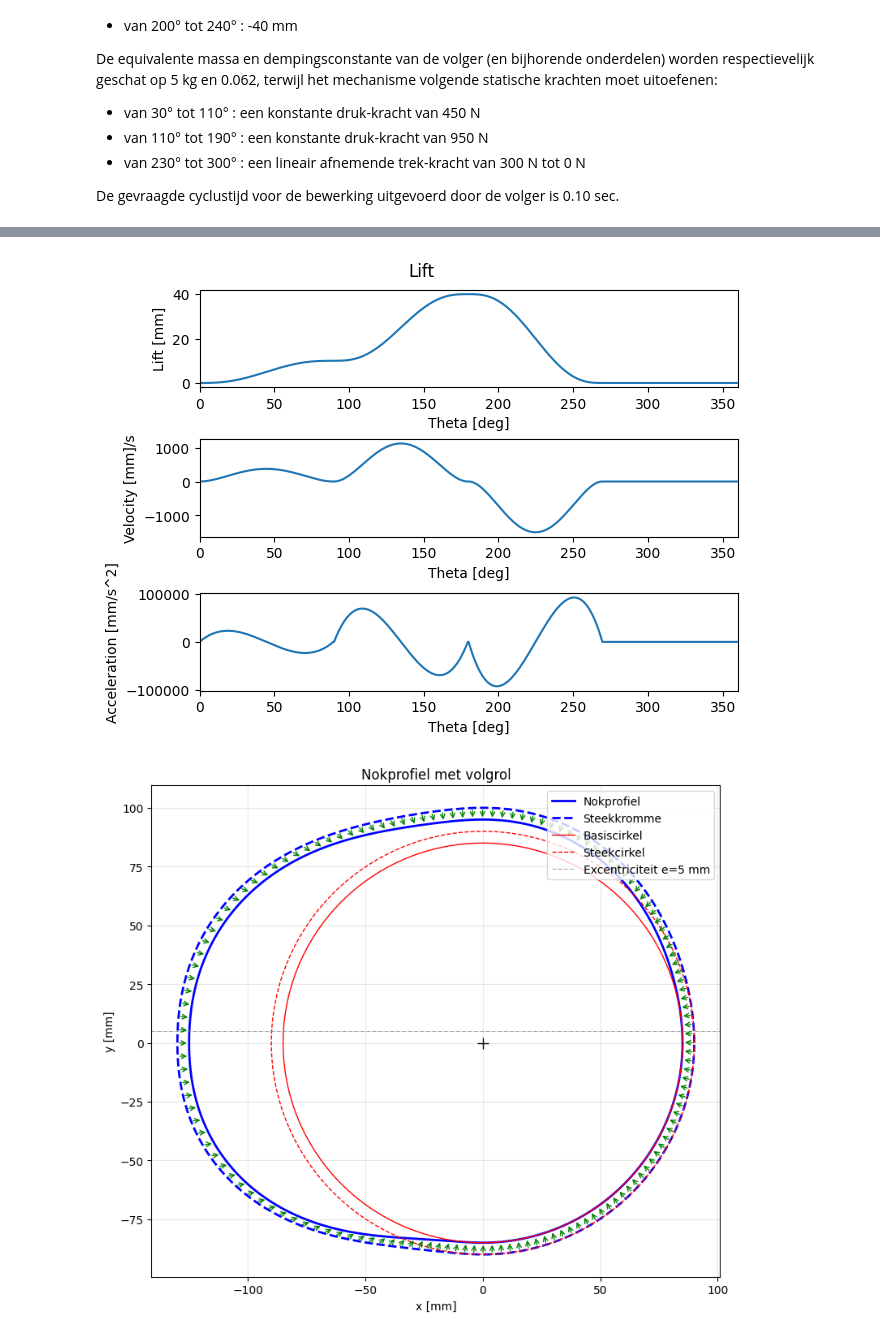
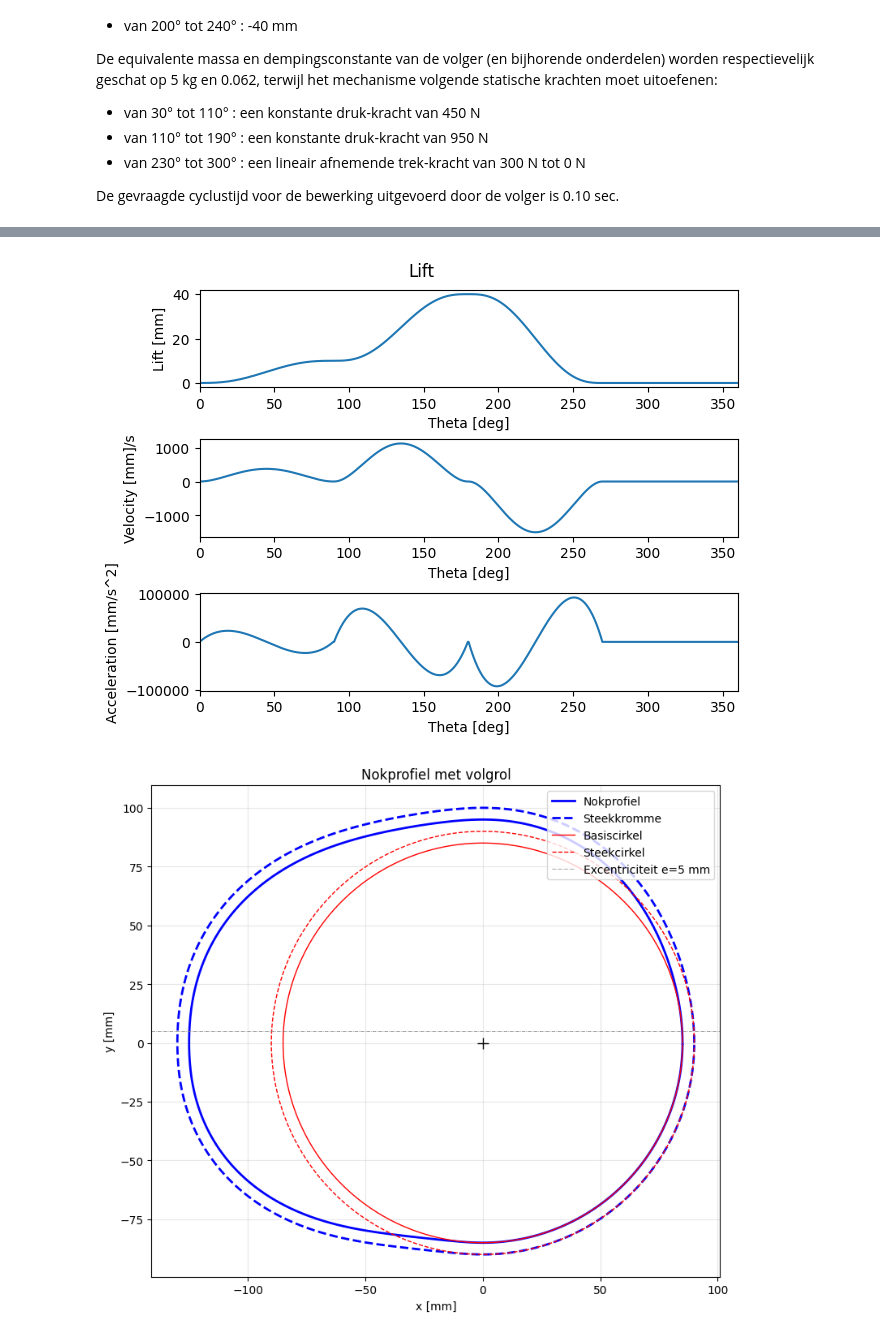
Before and after one commit to NelsonVerdurme/Beweging, a Jupyter notebook: Nokken/nokken.ipynb, the cells around one changed output, grey strips where cells are left out. Drawn from its saved outputs; the diff is of its cells as text; code cells hidden in the pictures.

```diff
--- a/Nokken/nokken.ipynb
+++ b/Nokken/nokken.ipynb
@@ -74,8 +74,8 @@ def generateCamProfile(R0, ex, R_r, F_func, F_v0, k_v, c, m, gamma, motionLaw, g
     acc = motionLaw.acc
     omega = motionLaw.n * 2 * np.pi / 60 # angular velocity in rad/s
 
-    alpha = np.arctan((vel/omega - ex) / (np.sqrt(R0**2 - ex**2) + lift)) # angle of attack in radians
-    print(alpha)
+    alpha = -np.arctan((vel/omega - ex) / (np.sqrt(R0**2 - ex**2) + lift)) # angle of attack in radians
+    # print(alpha)
     normal = (F_func + F_v0 + k_v * lift + c * vel + m/1000 * acc + m * g * np.cos(gamma*np.pi/180)) / np.cos(alpha)
     assert np.max(np.abs(alpha)) < np.pi/6, 'The angle of attack should be less than 30 degrees (increase R0 or change ex)'
     assert np.min(normal) > 0,              'The normal force should be positive for all angles (increase F_v0 or k_v)'
@@ -237,7 +237,7 @@ interval3 = (int(230/motionlaw.dtheta), int(300/motionlaw.dtheta))
 applySegments(F_func, [(interval1, 450), (interval2, 950), (interval3, (300, 0))])
 
 x_cam, y_cam, F_contact = generateCamProfile(R0=R0, ex=e, R_r=R_r, F_func=F_func, F_v0=F_v0, k_v=50, c=c, m=m, gamma=gamma, motionLaw=motionlaw)
-plotCamProfile(R0=R0, ex=e, R_r=R_r, motionLaw=motionlaw, x_cam=x_cam, y_cam=y_cam, arrows=5)
+plotCamProfile(R0=R0, ex=e, R_r=R_r, motionLaw=motionlaw, x_cam=x_cam, y_cam=y_cam, arrows=0)
 
 plotForces(motionlaw.theta_deg, [F_func, F_contact[0], F_contact[1]], variable='Theta [deg]', labels=['F_func [N]', 'F_contact_x [N]', 'F_contact_y [N]'])
 # %% [output]
@@ -261,2 +244,2 @@ plotForces(motionlaw.theta_deg, [F_func, F_contact[0], F_contact[1]], variable='
 [figure]
-[figure, old version]
+[figure, new version]
```
Also changed, not shown: parts of 1 cell of this notebook.
